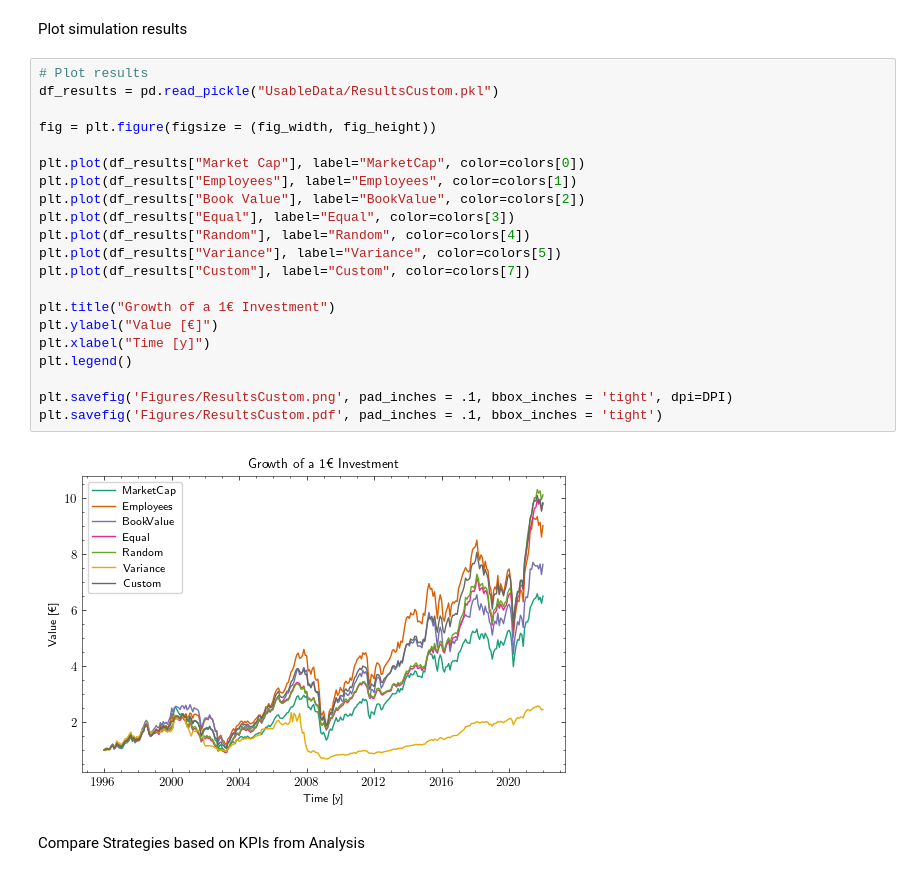
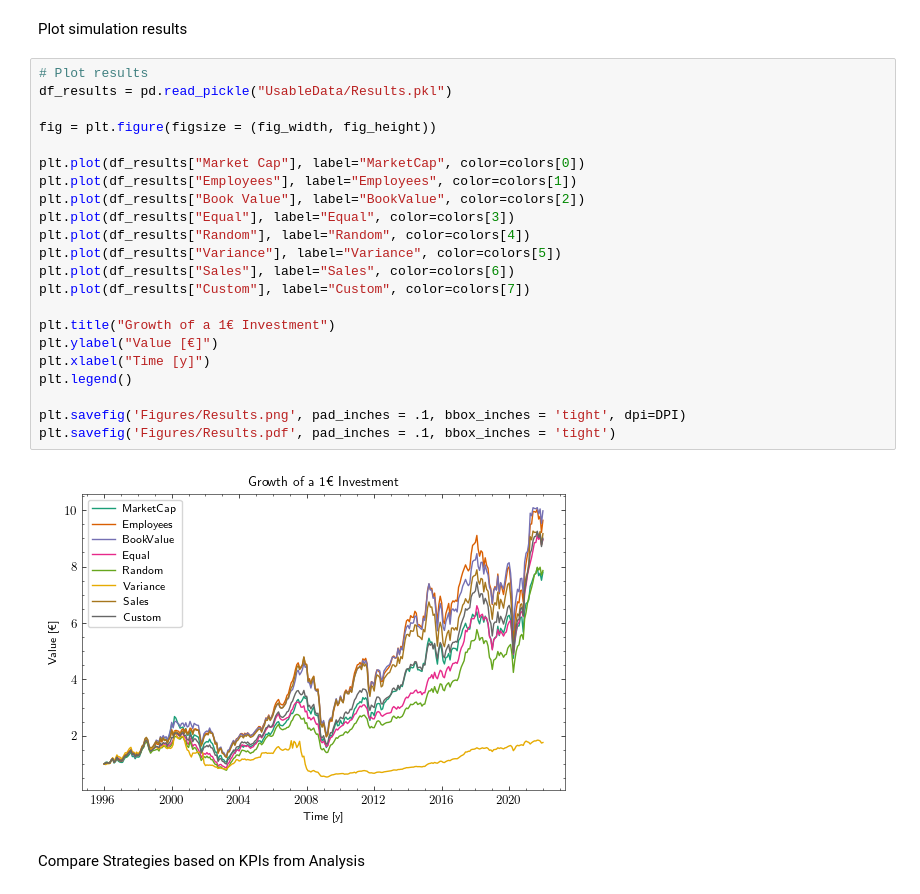
Before and after one commit to Mov0/FDS_Smart_Betas, a Jupyter notebook: 4_Figures.ipynb, the cells around one changed output. Saved outputs shown, nothing was run; the diff lists cells and outputs as text.

Commit message:
Included Sales Strategy. Fixed some minor errors.

```diff
--- a/4_Figures.ipynb
+++ b/4_Figures.ipynb
@@ -181,27 +194,28 @@ plt.savefig('Figures/ReturnsComparison.pdf', pad_inches = .1, bbox_inches = 'tig
 Plot simulation results
 # %%
 # Plot results
-df_results = pd.read_pickle("UsableData/ResultsCustom.pkl")
+df_results = pd.read_pickle("UsableData/Results.pkl")
 
 fig = plt.figure(figsize = (fig_width, fig_height))
 
 plt.plot(df_results["Market Cap"], label="MarketCap", color=colors[0])
 plt.plot(df_results["Employees"], label="Employees", color=colors[1])
 plt.plot(df_results["Book Value"], label="BookValue", color=colors[2])
 plt.plot(df_results["Equal"], label="Equal", color=colors[3])
 plt.plot(df_results["Random"], label="Random", color=colors[4])
 plt.plot(df_results["Variance"], label="Variance", color=colors[5])
+plt.plot(df_results["Sales"], label="Sales", color=colors[6])
 plt.plot(df_results["Custom"], label="Custom", color=colors[7])
 
 plt.title("Growth of a 1€ Investment")
 plt.ylabel("Value [€]")
 plt.xlabel("Time [y]")
 plt.legend()
 
-plt.savefig('Figures/ResultsCustom.png', pad_inches = .1, bbox_inches = 'tight', dpi=DPI)
-plt.savefig('Figures/ResultsCustom.pdf', pad_inches = .1, bbox_inches = 'tight')
+plt.savefig('Figures/Results.png', pad_inches = .1, bbox_inches = 'tight', dpi=DPI)
+plt.savefig('Figures/Results.pdf', pad_inches = .1, bbox_inches = 'tight')
 # %% [output]
-[figure, old version]
+[figure, new version]
 # %% [markdown]
 Compare Strategies based on KPIs from Analysis
 # %%
```
Also changed, not shown: parts of 7 cells of this notebook, 36 other files.
